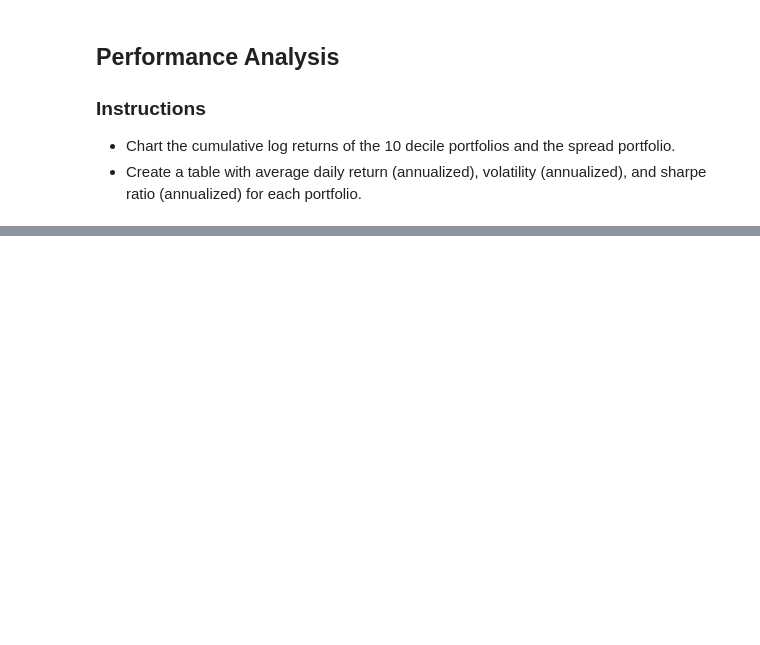
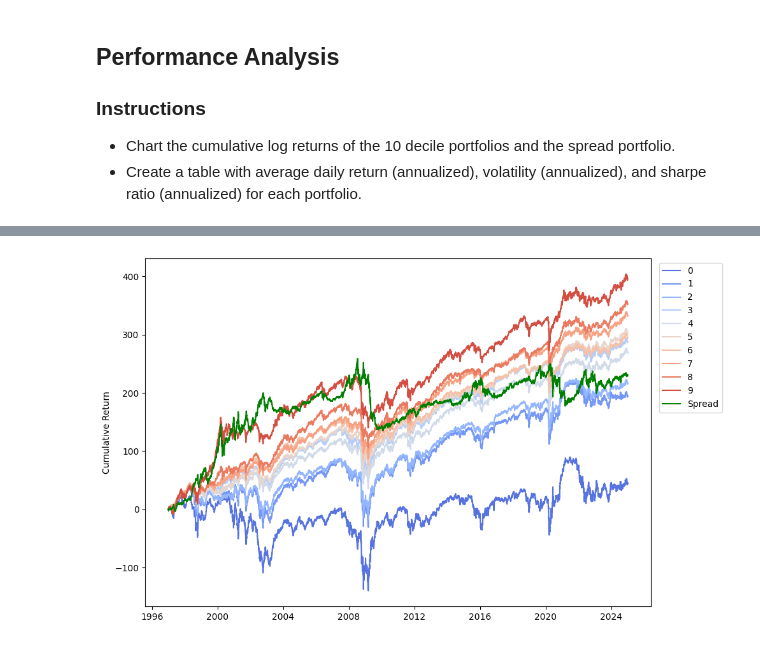
Before and after one commit to grantrich21/sf-quant-labs, a Jupyter notebook: labs/lab_3.ipynb, the cells around one changed output, grey strips where cells are left out. Drawn from its saved outputs; the diff is of its cells as text; code cells hidden in the pictures; blank space fills up the shorter version.

```diff
--- a/labs/lab_3.ipynb
+++ b/labs/lab_3.ipynb
@@ -259,8 +307,17 @@ def task_cumulative_returns(momentum_portfolios: pl.DataFrame) -> pl.DataFrame:
     Returns:
         pl.DataFrame: Data frame with date, bin, return, and cumulative_log_return columns.
     """
-    # TODO: Finish this function
-    pass
+
+    return (
+        momentum_portfolios
+        .unpivot(index='date', variable_name='bin', value_name='return')
+        .with_columns(
+            cumulative_log_return = pl.col('return').log1p().cum_sum().over('bin')
+        )
+        .with_columns(
+            pl.col('return', 'cumulative_log_return').mul(100)
+        )
+    )
 
 momentum_returns = task_cumulative_returns(momentum_portfolios)
 
@@ -276 +372,27 @@ momentum_returns
+# %%
+n_bins = 10
+labels = [str(i) for i in range(n_bins)]
+
+momentum_returns_analysis = (
+    momentum_returns
+    .sort('bin')
+    .pivot(index='date', on='bin', values='cumulative_log_return')
+)
+
+plt.figure(figsize=(10, 6))
+colors = sns.color_palette('coolwarm', 10)
+
+for label, color in zip(labels, colors):
+    sns.lineplot(momentum_returns_analysis, x='date', y=label, color=color, label=label)
+
+sns.lineplot(momentum_returns_analysis, x='date', y='spread', color='Green', label='Spread')
+
+plt.xlabel("")
+plt.ylabel('Cumulative Return')
+plt.legend(bbox_to_anchor=(1.15, 1), loc='upper right')
+
+plt.tight_layout()
+plt.show()
+# %% [output]
+[figure, added]
 # %%
```
Also changed, not shown: parts of 6 cells of this notebook.
